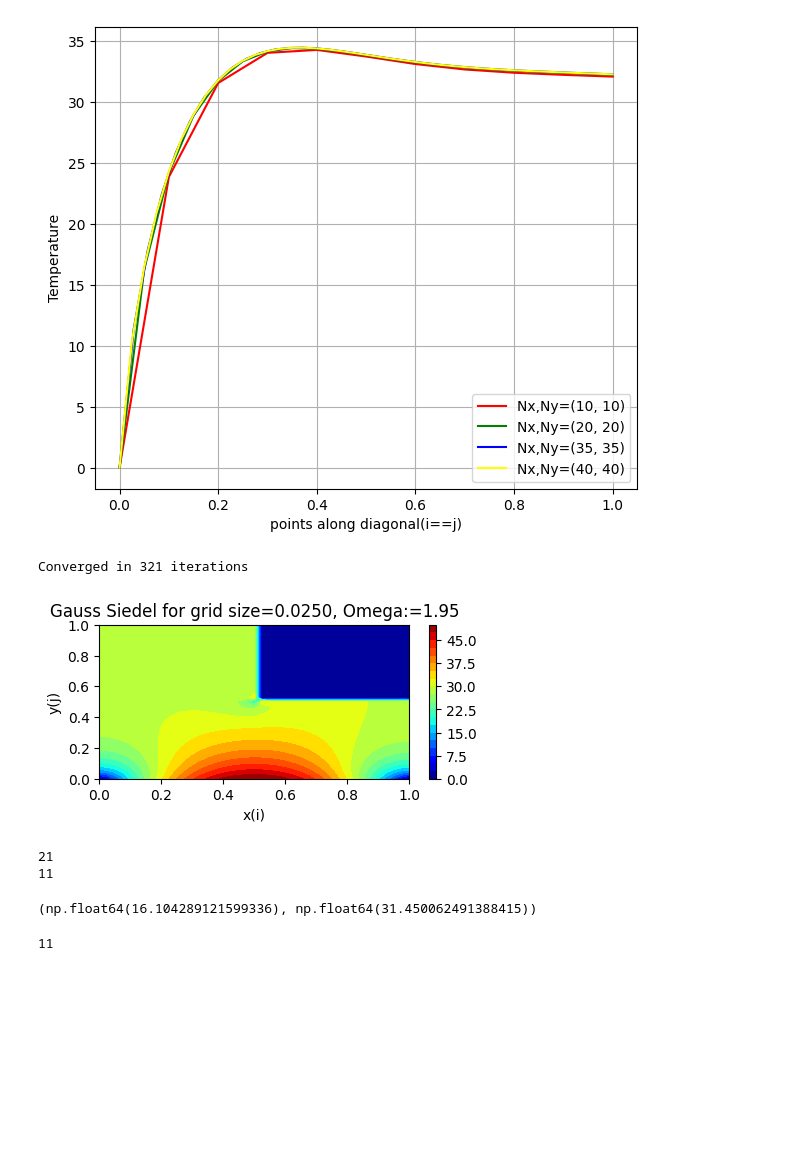
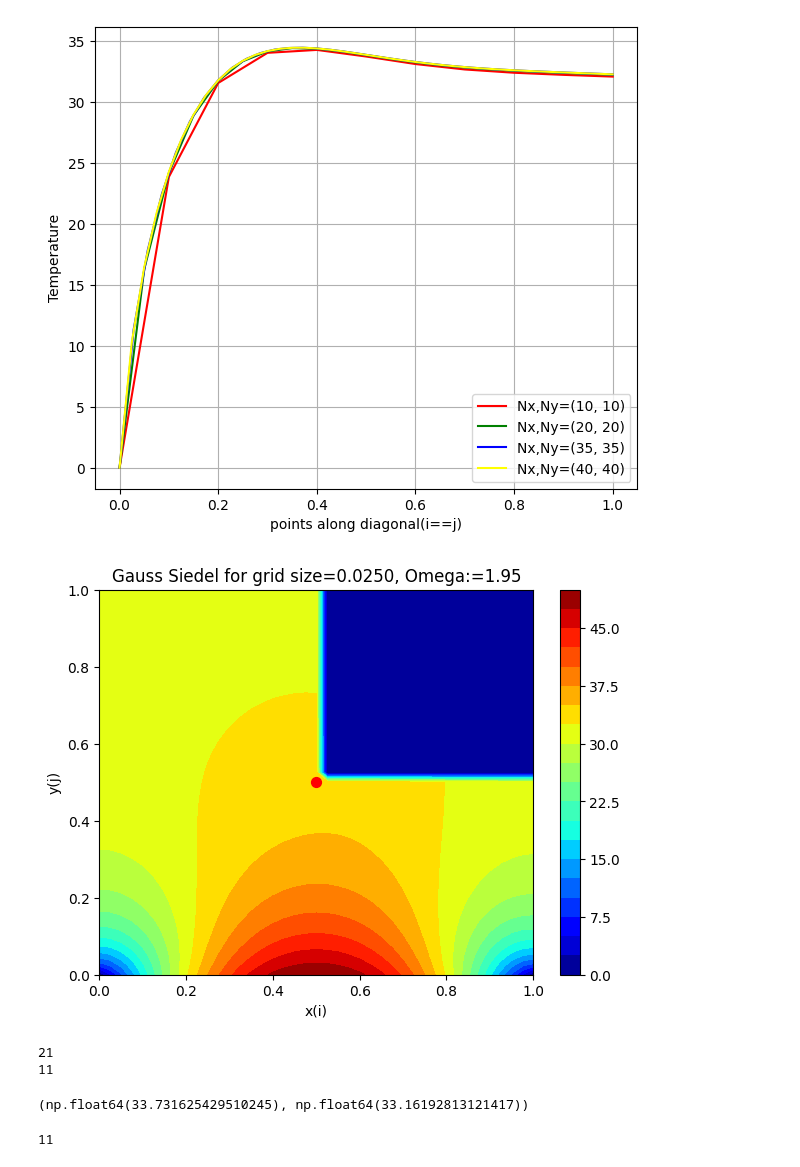
Before and after one commit to DheerajKP1/CFD, a Jupyter notebook: CFD.ipynb, the cells around one changed output. Drawn from its saved outputs; the diff is of its cells as text; code cells hidden in the pictures; blank space fills up the shorter version.

```diff
--- a/CFD.ipynb
+++ b/CFD.ipynb
@@ -370,9 +370,9 @@ class FiniteDiffAsgn2_b:
 
     def topboundary(self):
         n=int(0.5*self.N+1)
-        for i in range(2,n+1):
+        for i in range(2,n):
             self.T[i][self.N+1]=0.25*(self.T[i+1][self.N+1]+self.T[i-1][self.N+1]+2*self.T[i][self.N])
-        for i in range(n+2,self.N+1):
+        for i in range(n+1,self.N+1):
             self.T[i][n]=0.25*(self.T[i+1][n]+self.T[i-1][n]+2*self.T[i][n-1])
     def bottomboundary(self):
         for i in range(1,self.N+2):
@@ -380,7 +380,7 @@ class FiniteDiffAsgn2_b:
             self.T[i][1]=200*x*(1-x)
     def cornerPoints(self):
         n=int(0.5*self.N+1)
-        self.T[n][n]=0.25*(self.T[n+1][n]+self.T[n][n+1])
+        self.T[n][n]=0.5*(self.T[n+1][n]+self.T[n][n+1])
         self.T[n][self.N+1]=0.5*(self.T[n-1][self.N+1]+self.T[n][self.N])
         const=2*self.h*self.h_inf/self.k
         self.T[1][self.N+1]=0.25*(2*self.T[2][self.N+1]+2*self.T[1][self.N])
@@ -390,7 +390,7 @@ class FiniteDiffAsgn2_b:
         n=int(0.5*self.N+1)
         for i in range(2,self.N+1):
             for j in range(2,self.N+1):
-                if i<=n or j<=n:
+                if i<n or j<n:
                     self.T[i][j] =(1-omega)*self.T[i][j]+ omega* (self.T[i-1][j]+self.T[i][j-1]+self.T[i+1][j]+self.T[i][j+1])/4
 
 
@@ -420,15 +420,17 @@ class FiniteDiffAsgn2_b:
         for i in range(n+1,self.N+2):
             for j in range(n+1,self.N+2):
                 self.T[i][j]=0
-        fig,ax=plt.subplots(figsize=(5,2),nrows=1)
+        fig,ax=plt.subplots(figsize=(7,5),nrows=1)
         x=np.linspace(0,self.L,self.N+1)
         y=np.linspace(0,self.H,self.N+1)
+
         X,Y=np.meshgrid(x,y,indexing='ij')
         T=self.T[1:,1:]
         # print(np.rot90(self.T, k=1))
         # print(T)
         contour1= ax.contourf(X,Y,T,levels=20,cmap='jet')
         fig.colorbar(contour1,ax=ax)
+        ax.scatter(0.5, 0.5, color='red', marker='o', s=50, label='Point (0.5, 0.5)')
         ax.set_title(f'Gauss Siedel for grid size={f"{self.h:.4f}"}, Omega:={omega}')
         ax.set_xlabel('x(i)')
         ax.set_ylabel('y(j)')
@@ -439,16 +441,15 @@ class FiniteDiffAsgn2_b:
         return self.T[i][i]
 # %%
 obj=FiniteDiffAsgn2_b(1,1,40)
-obj.plot(50000,omega=1.95)
+obj.plot(100,omega=1.95)
 # %% [output]
-Converged in 321 iterations
-[figure, old version]
+[figure, new version]
 # %%
 obj.Temp_at_discreate_points(0.5),obj.Temp_at_discreate_points(0.25)
 # %% [output]
 21
 11
-(np.float64(16.104289121599336), np.float64(31.450062491388415))
+(np.float64(33.731625429510245), np.float64(33.16192813121417))
 # %%
 # %% [output]
 11
```
